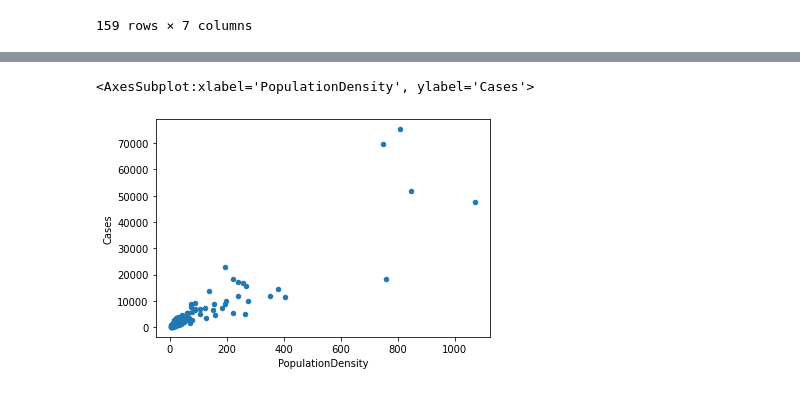
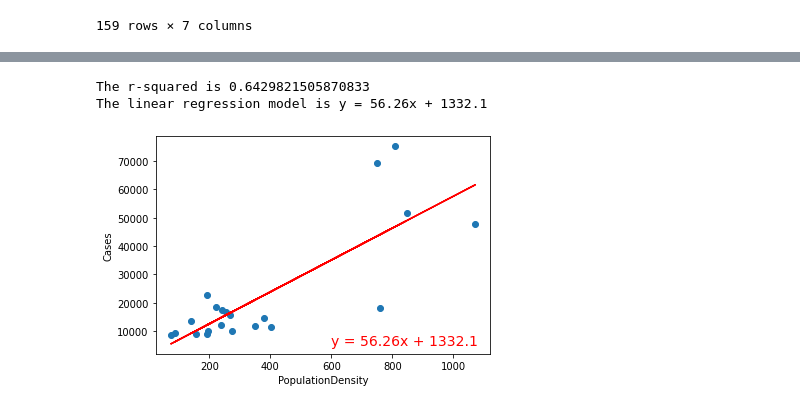
Before and after one commit to jzhao0626/Pandemic_Analysis, a Jupyter notebook: DataAnalysis/DataAnalysis_Population-vs-Case.ipynb, the cells around one changed output, grey strips where cells are left out. Drawn from its saved outputs; the diff is of its cells as text; code cells hidden in the pictures.

```diff
--- a/DataAnalysis/DataAnalysis_Population-vs-Case.ipynb
+++ b/DataAnalysis/DataAnalysis_Population-vs-Case.ipynb
@@ -22,0 +43,31 @@ final_df
+# %%
+outliers_list = []
+
+# Calculate the IQR and quantitatively determine if there are any potential outliers.
+quartiles = final_df['Cases'].quantile([0.25, 0.5, 0.75])
+IQR = quartiles[0.75] - quartiles[0.25]
+
+# Determine outliers using upper and lower bounds
+lower_bound = quartiles[0.25] - (1.5*IQR)
+upper_bound = quartiles[0.75] + (1.5*IQR)
+print(f"The first quartile is {quartiles[0.25]}")
+print(f"The median value is {quartiles[.5]}")
+print(f"The third quartile is {quartiles[0.75]}")
+print(f"The IQR value of is {IQR}")
+print(f"The outliers of would be below {lower_bound}")
+print(f"The outliers of would be above {upper_bound}")
+print("----------------------------------------------------------\n")
+
+# Append any outliers into the list
+outliers = final_df.loc[(final_df['Cases'] > upper_bound) |
+                              (final_df['Cases'] < lower_bound)]
+outliers_list.append(outliers)
+
+# Open up the list of dataframe and combine them into one big dataframe, which contains the info of the outliers
+for i in range(len(outliers_list)):
+    if i == 0:
+        merged_outlier_list = outliers_list[0]
+    else:
+        merged_outlier_list = merged_outlier_list.merge(outliers_list[i], how='outer')
+
+merged_outlier_list
@@ -23,5 +121,16 @@ final_df
 # %%
-final_df.plot(kind='scatter', x='PopulationDensity', y='Cases')
+merged_outlier_list.plot(kind='scatter', x='PopulationDensity', y='Cases')
+
+(slope, intercept, rvalue, pvalue, stderr) = linregress(merged_outlier_list['PopulationDensity'], merged_outlier_list['Cases'])
+regress_values = merged_outlier_list['PopulationDensity'] * slope + intercept
+line_eq = "y = " + str(round(slope,2)) + "x + " + str(round(intercept,2))
+plt.scatter(merged_outlier_list['PopulationDensity'], merged_outlier_list['Cases'])
+plt.plot(merged_outlier_list['PopulationDensity'],regress_values,"r-")
+plt.annotate(line_eq, (600, 5000),fontsize=14,color="red")
+
+print(f'The r-squared is {rvalue**2}')
+print(f'The linear regression model is {line_eq}')
 # %% [output]
-<AxesSubplot:xlabel='PopulationDensity', ylabel='Cases'>
+The r-squared is 0.6429821505870833
+The linear regression model is y = 56.26x + 1332.1
-[figure, old version]
+[figure, new version]
```
Also changed, not shown: parts of 7 cells of this notebook, 12 other files.
